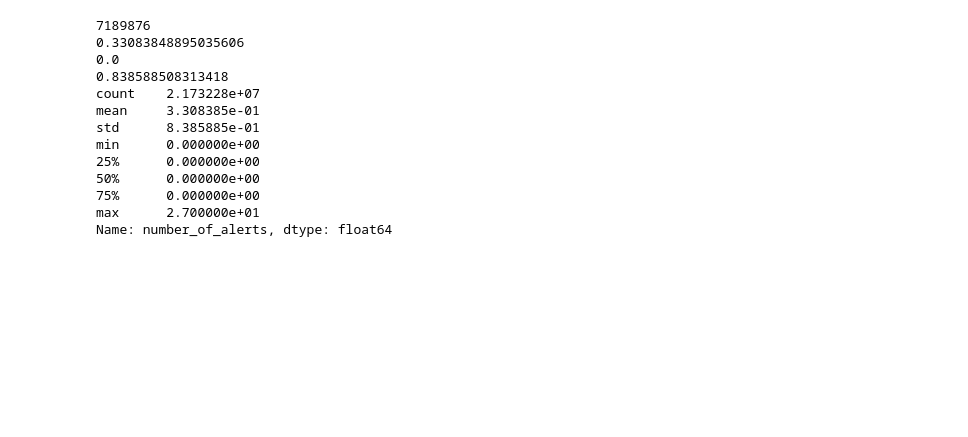
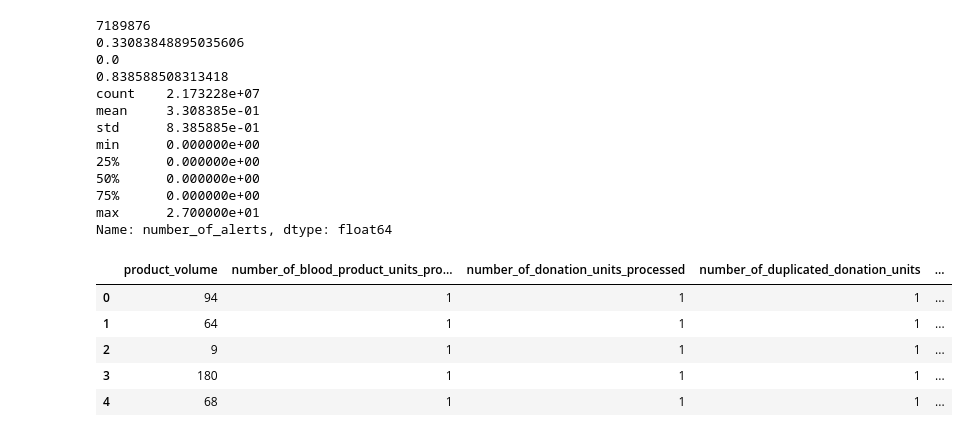
Before and after one commit to ErikPohle/CSCI-4308-TerumoBCT, a Jupyter notebook: notebooks/FinalDataNotebook.ipynb, the cells around one changed output. Cells and saved outputs as stored; diff of their text form; code cells hidden in the pictures; blank space fills up the shorter version.

```diff
--- a/notebooks/FinalDataNotebook.ipynb
+++ b/notebooks/FinalDataNotebook.ipynb
@@ -128 +129,12 @@ from sklearn.metrics import classification_report, confusion_matrix
+# %%
+tmp_data = data._get_numeric_data()
+tmp_data = tmp_data.fillna(0)
+tmp_data.head()
+# %% [output]
+|  | product_volume | number_of_blood_product_units_pro... | number_of_donation_units_processed | number_of_duplicated_donation_units | ... |
+| 0 | 94 | 1 | 1 | 1 | ... |
+| 1 | 64 | 1 | 1 | 1 | ... |
+| 2 | 9 | 1 | 1 | 1 | ... |
+| 3 | 180 | 1 | 1 | 1 | ... |
+| 4 | 68 | 1 | 1 | 1 | ... |
 # %%
```
Also changed, not shown: parts of 5 cells of this notebook, 3 other files.
